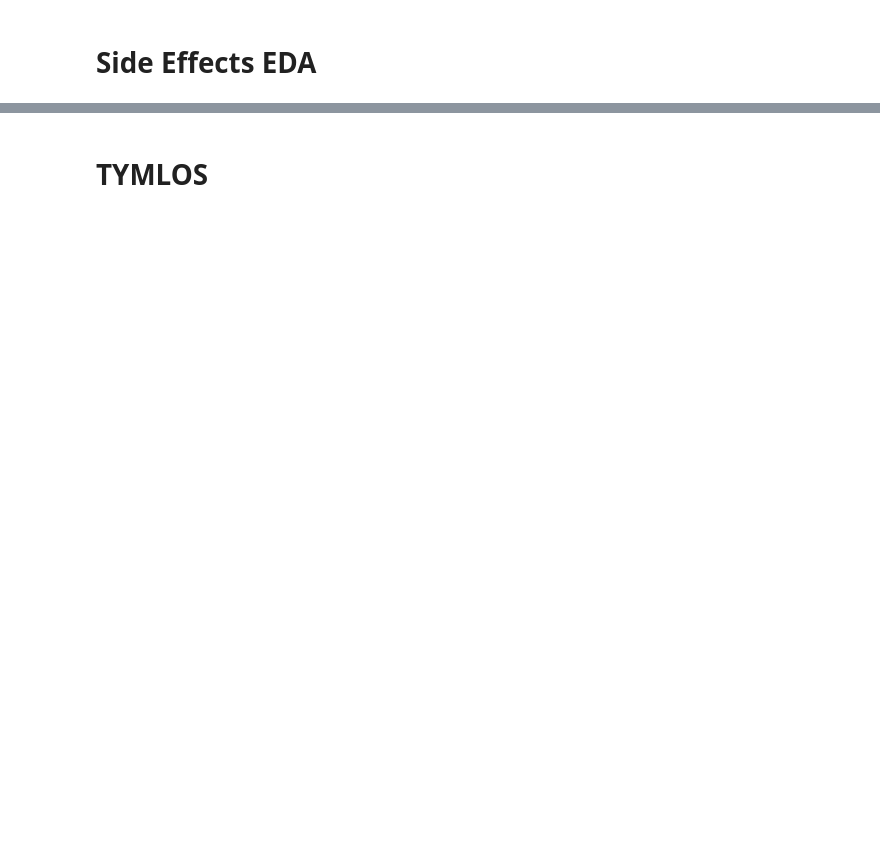
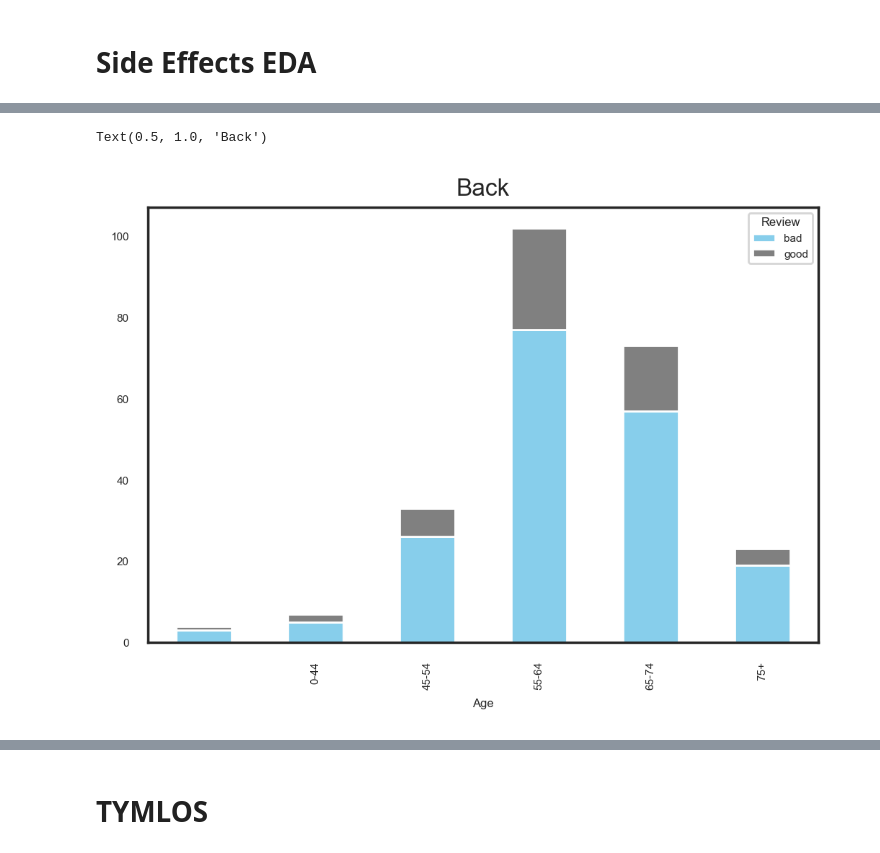
Before and after one commit to woonsupkim/DrugReview, a Jupyter notebook: Woon_after_Classification.ipynb, the cells around one changed output, grey strips where cells are left out. Drawn from its saved outputs; the diff is of its cells as text; code cells hidden in the pictures; blank space fills up the shorter version.

```diff
--- a/Woon_after_Classification.ipynb
+++ b/Woon_after_Classification.ipynb
@@ -577,0 +628,8 @@ sns.countplot(x = 'Age', data = df_headache[df_headache['Review'] == 'bad'], col
+# %%
+df_plot = df_back.groupby(['Age', 'Review']).size().reset_index().pivot(columns='Review', index='Age', values=0)
+#df_plot
+df_plot.plot(kind='bar', stacked=True, color=["skyblue", "gray"])
+plt.title('Back', fontsize=12)
+# %% [output]
+Text(0.5, 1.0, 'Back')
+[figure, added]
```
Also changed, not shown: parts of 63 cells of this notebook.
